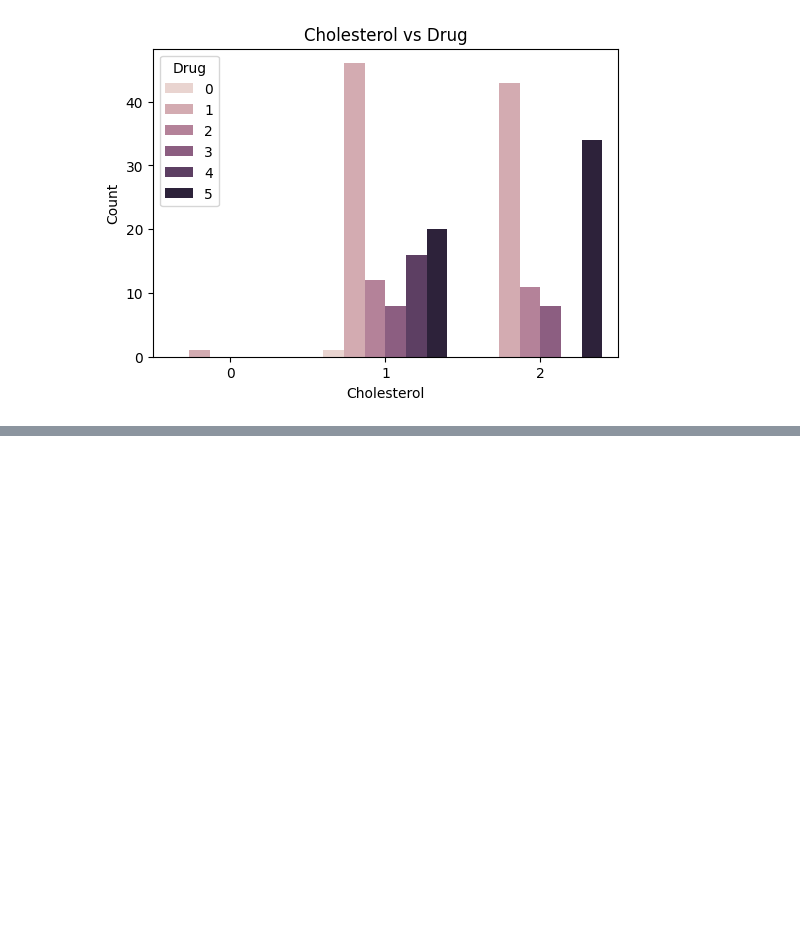
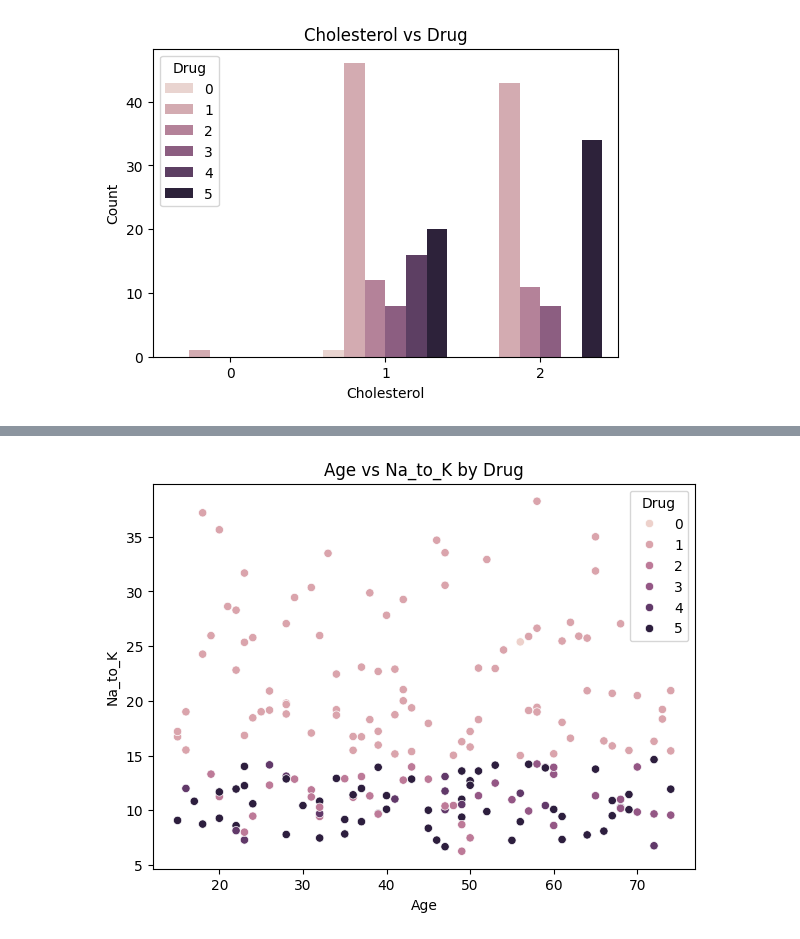
Before and after one commit to Krrish2708/Krish-Tewatia, a Jupyter notebook: EDA.ipynb, the cells around one changed output, grey strips where cells are left out. Saved outputs shown, nothing was run; the diff lists cells and outputs as text; code cells hidden in the pictures; blank space fills up the shorter version.

```diff
--- a/EDA.ipynb
+++ b/EDA.ipynb
@@ -216,0 +231,7 @@ plt.show()
+# %%
+plt.figure(figsize=(7,5))
+sns.scatterplot(x="Age", y="Na_to_K", hue="Drug", data=df)
+plt.title("Age vs Na_to_K by Drug")
+plt.show()
+# %% [output]
+[figure, added]
```
Also changed, not shown: parts of 4 cells of this notebook.
